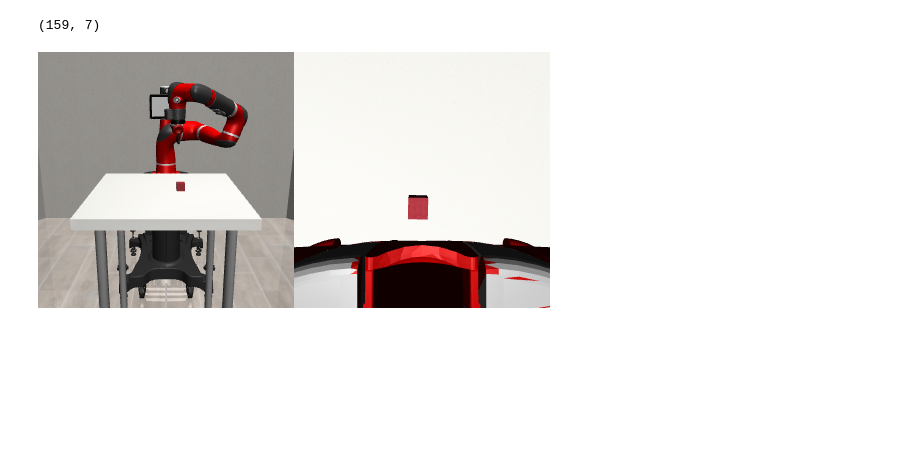
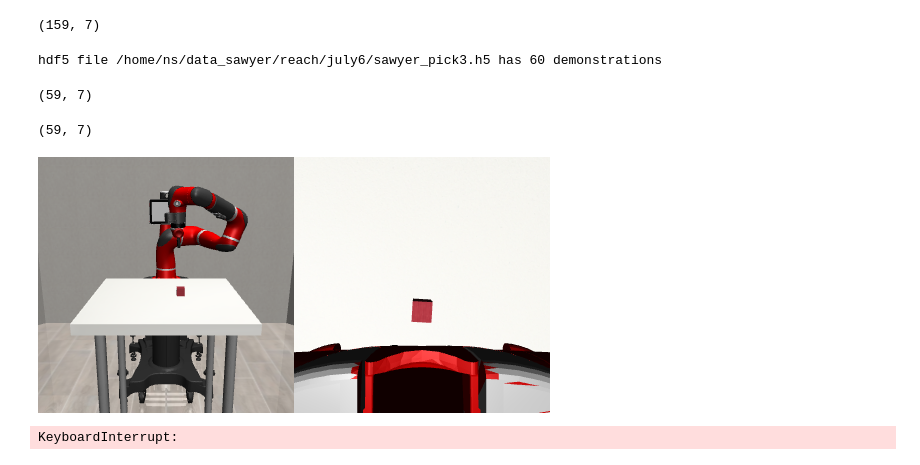
Before and after one commit to nsojib/robosuite, a Jupyter notebook: robosuite/demos/sawyer_sim_offline2.ipynb, the cells around one changed output. Drawn from its saved outputs; the diff is of its cells as text; code cells hidden in the pictures; blank space fills up the shorter version.

```diff
--- a/robosuite/demos/sawyer_sim_offline2.ipynb
+++ b/robosuite/demos/sawyer_sim_offline2.ipynb
@@ -86,5 +82,28 @@ data.shape
 # %% [output]
 (159, 7)
+# %%
+dataset_dir="/home/ns/data_sawyer"
+dataset_path=dataset_dir+"/reach/july6/sawyer_pick3.h5"
+
+f = h5py.File(dataset_path, "r")
+demos = list(f["data"].keys())
+num_demos = len(demos)
+print("hdf5 file {} has {} demonstrations".format(dataset_path, num_demos))
+
+
+demo_name="demo_1"
+demo=f["data"][demo_name]
+actions_real=demo['actions']
+actions_real.shape
+# %% [output]
+hdf5 file /home/ns/data_sawyer/reach/july6/sawyer_pick3.h5 has 60 demonstrations
+(59, 7)
+# %%
+fp='/home/ns/sawyer_sim_real/actions_p4.npy'
+actions_pred=np.load(fp)
+actions_pred.shape
+# %% [output]
+(59, 7)
 # %%
 def vel_gotopos(target, kp=0.3):
     cpos=env.sim.data.qpos[:7]
@@ -113,11 +132,13 @@ def render_views(camera_names=['frontview', 'robot0_eye_in_hand']):
     views=[env.sim.render(height=256, width=256, camera_name=name)[::-1] for name in camera_names]
     view=np.concatenate(views, axis=1)
     return view
+# %%
+actions=actions_real
 # %%
-vel_gotopos(data[0])
+vel_gotopos(actions[0])
 v=render_views()
 display(Image.fromarray(v))
 # %% [output]
-[figure, old version]
+[figure, new version]
 # %%
 gripper_open()
@@ -124,5 +147,5 @@ gripper_open()
 # %%
-writer = imageio.get_writer("hello_sawyer.mp4", fps=20)
+writer = imageio.get_writer("hello_sawyer_play.mp4", fps=20)
 
 for pos in data:
     vel_gotopos(pos, kp=0.5)
@@ -144,3 +167,5 @@ for pos in data[::-1][10:]:
 
 
 writer.close()
+# %% [output]
+KeyboardInterrupt:
```
Also changed, not shown: parts of 5 cells of this notebook, 3 other files.
